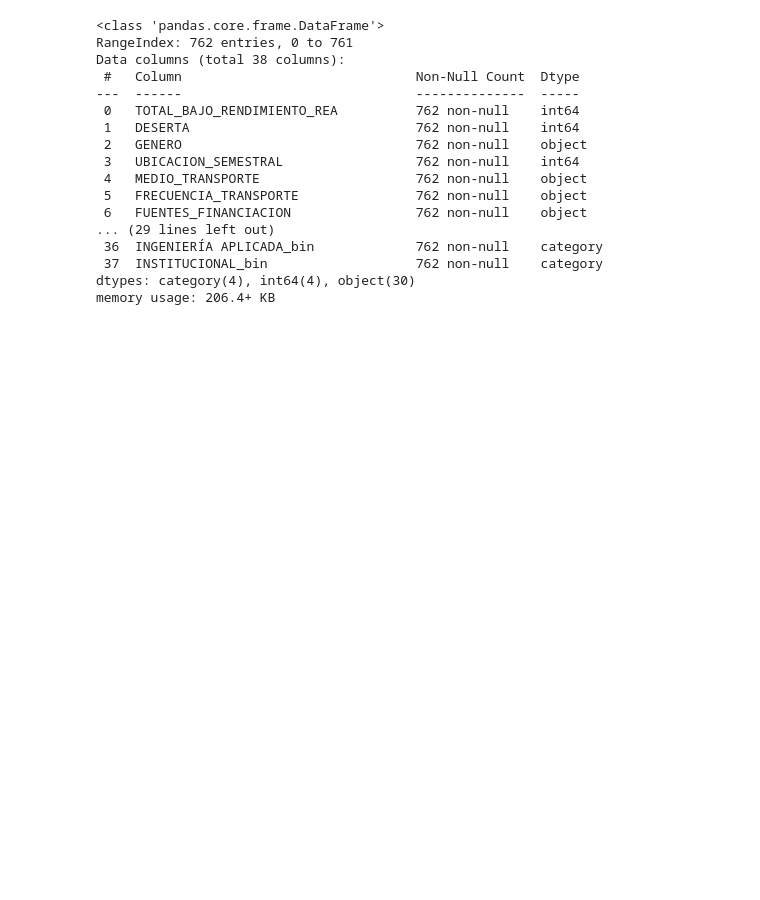
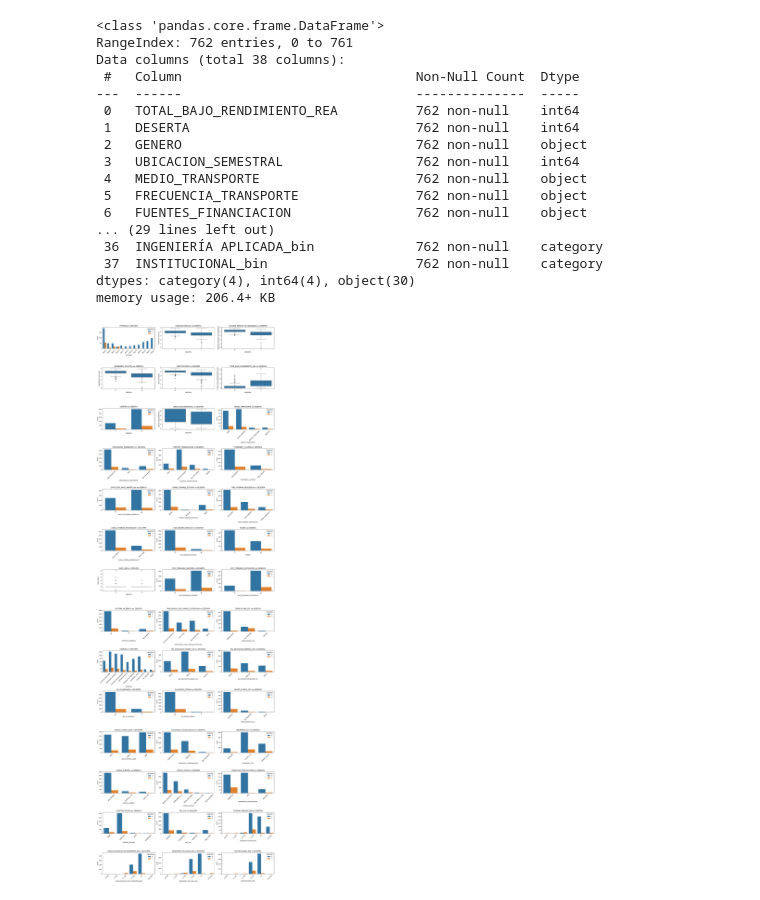
Before and after one commit to Jpvillarraga/Desercion_estudiantil, a Jupyter notebook: notebooks/03_datos_organizado.ipynb, the cells around one changed output. Saved outputs shown, nothing was run; the diff lists cells and outputs as text; code cells hidden in the pictures; blank space fills up the shorter version.

```diff
--- a/notebooks/03_datos_organizado.ipynb
+++ b/notebooks/03_datos_organizado.ipynb
@@ -336,3 +336,39 @@ dtypes: category(4), int64(4), object(30)
 memory usage: 206.4+ KB
 # %%
 data_model.to_csv("data_model.csv", index=False, encoding="utf-8")
+# %%
+# === Normalizar nombres ===
+df.columns = df.columns.str.strip().str.upper()
+target = "DESERTA"
+df[target] = df[target].astype(str)
+
+# === Excluir columnas ===
+excluir = ['DOCUMENTO', 'NOMBRES', 'FACULTAD', 'UNIDAD', 'PENSUM']
+features = [col for col in df.columns if col not in excluir + [target]]
+
+# === Graficar ===
+n_cols = 3
+n_rows = int(np.ceil(len(features) / n_cols))
+fig, axes = plt.subplots(n_rows, n_cols, figsize=(18, n_rows*4))
+axes = axes.flatten()
+
+for i, col in enumerate(features):
+    ax = axes[i]
+    try:
+        if pd.api.types.is_numeric_dtype(df[col]):
+            sns.boxplot(x=target, y=col, data=df, ax=ax)
+        else:
+            sns.countplot(x=col, hue=target, data=df, ax=ax)
+            ax.tick_params(axis='x', rotation=45)
+        ax.set_title(f"{col} vs {target}")
+    except Exception as e:
+        ax.set_visible(False)
+        print(f"⚠️ No se pudo graficar '{col}': {e}")
+
+for j in range(i+1, len(axes)):
+    fig.delaxes(axes[j])
+
+plt.tight_layout()
+plt.show()
+# %% [output]
+[figure, added]
```
Also changed, not shown: parts of 9 cells of this notebook, 1 other file.
